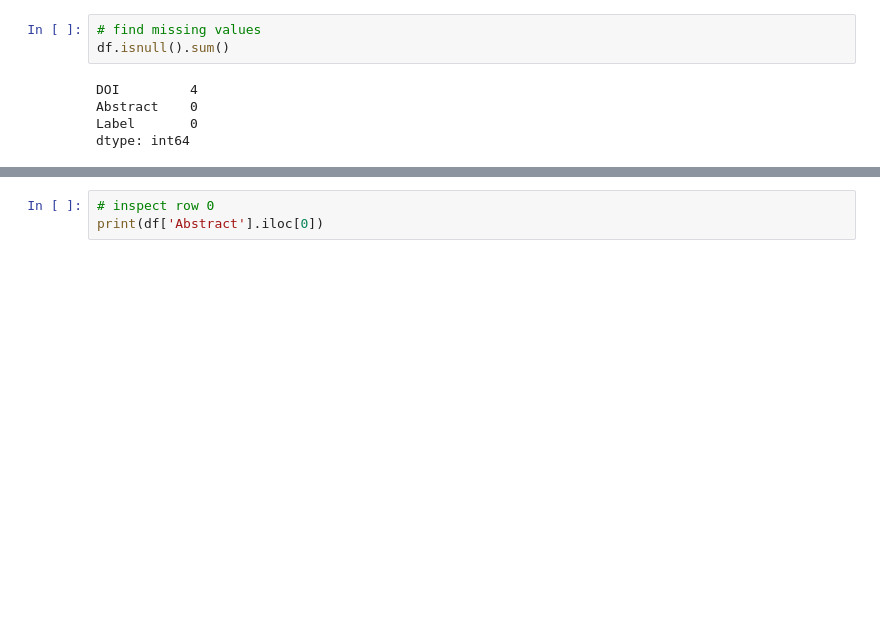
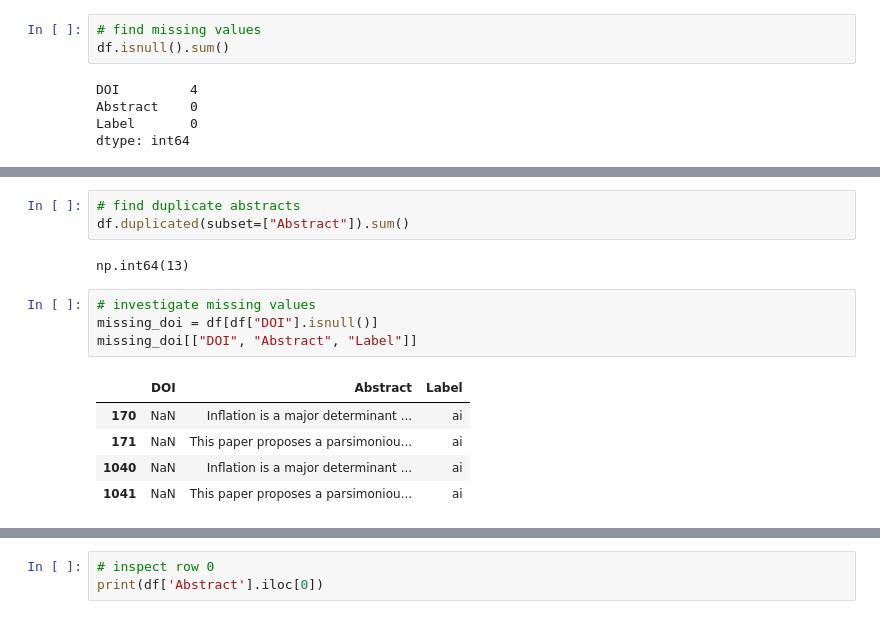
Before and after one commit to MasindiManaga/Natural_Language_Processing, a Jupyter notebook: notebooks/01_expert_system.ipynb, the cells around one changed output, grey strips where cells are left out. Cells and saved outputs as stored; diff of their text form; blank space fills up the shorter version.

```diff
--- a/notebooks/01_expert_system.ipynb
+++ b/notebooks/01_expert_system.ipynb
@@ -82,0 +79,15 @@ Name: count, dtype: int64
+# %%
+# find duplicate abstracts
+df.duplicated(subset=["Abstract"]).sum()
+# %% [output]
+np.int64(13)
+# %%
+# investigate missing values
+missing_doi = df[df["DOI"].isnull()]
+missing_doi[["DOI", "Abstract", "Label"]]
+# %% [output]
+|  | DOI | Abstract | Label |
+| 170 | NaN | Inflation is a major determinant ... | ai |
+| 171 | NaN | This paper proposes a parsimoniou... | ai |
+| 1040 | NaN | Inflation is a major determinant ... | ai |
+| 1041 | NaN | This paper proposes a parsimoniou... | ai |
```
Also changed, not shown: parts of 25 cells of this notebook.
